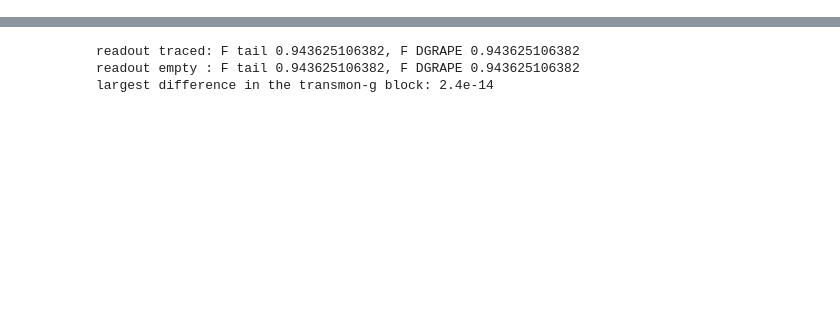
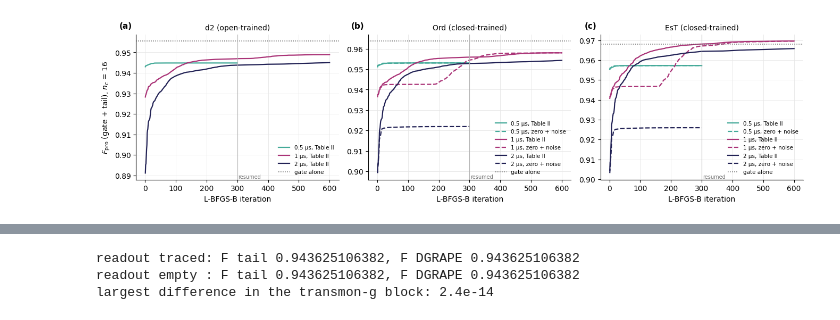
Before and after one commit to curiousCATla/Qubit-Drive-GRAPE, a Jupyter notebook: FWM_tails.ipynb, the cells around one changed output, grey strips where cells are left out. Saved outputs shown, nothing was run; the diff lists cells and outputs as text; code cells hidden in the pictures; blank space fills up the shorter version.

```diff
--- a/FWM_tails.ipynb
+++ b/FWM_tails.ipynb
@@ -519,0 +913,17 @@ smaller versions of all of them.
+# %%
+chain = ft.eta_chain(N_tail)
+start_rows = []
+for name, eta in lib.items():
+    eta_c = fwm.beta_from_real(chain.to_physical(ft.eta_preimage(eta)))     # as the optimizer will see it
+    r = ft.score(eta_c, n_c=N_C)
+    start_rows.append({"start": name, "F_pro": r["F_pro"], "change vs gate alone": r["F_pro"] - F_DISS,
+                 "F (readout empty)": r["F_empty"], "⟨n_r⟩ at end": r["n_r_end"], "P_f at end": r["P_f_end"],
+                 "max |eta_1|": r["max_eta_1"], "max |eta_2|": r["max_eta_2"]})
+display(pd.DataFrame(start_rows).style.hide(axis="index")
+        .format({"F_pro": "{:.5f}", "change vs gate alone": "{:+.2%}", "F (readout empty)": "{:.5f}",
+                 "⟨n_r⟩ at end": "{:.1e}", "P_f at end": "{:.1e}", "max |eta_1|": "{:.3f}", "max |eta_2|": "{:.3f}"})
+        .set_caption(f"Table 9. Candidate training starts, {ft.TAIL_US:g} μs tail after d2"))
+F_t2_raw = base.query("case == 'gate + Table II teeth' and tail_us == @ft.TAIL_US")["F_pro"].item()
+F_t2_chain = next(r["F_pro"] for r in start_rows if r["start"] == "tableII")
+print(f"Table II teeth, {ft.TAIL_US:g} μs: raw (Table 8) {F_t2_raw:.5f}, through the band and ramp (Table 9) "
+      f"{F_t2_chain:.5f} ({F_t2_chain - F_t2_raw:+.4f})")
@@ -519,0 +1118,25 @@ smaller versions of all of them.
+# %%
+fig, axes = plt.subplots(1, 3, figsize=(13.5, 3.7), sharey=False)
+for ax, g in zip(axes, TAIL_GATES):
+    for (gg, T, s), r in RUNS.items():
+        if gg != g:
+            continue
+        h = r["info"]["history"]
+        ax.plot([e["it"] for e in h], [e["F_pro"] for e in h], color=T_COL[T],
+                ls="-" if s == "t2" else "--", lw=1.6, label=f"{T:g} μs, {STARTS[s]}")
+    ax.axhline(F_ALONE[g], color="0.35", ls=":", lw=1.1, label="gate alone")
+    if any(r["resumed"] for (gg, _, _), r in RUNS.items() if gg == g):
+        ax.axvline(300, color="0.7", lw=0.8)
+        ax.text(303, ax.get_ylim()[0], "resumed", fontsize=7, color="0.45", va="bottom")
+    ax.set_title(GATE_LONG[g], fontsize=10)
+    ax.set_xlabel("L-BFGS-B iteration")
+    tidy(ax)
+axes[0].set_ylabel(r"$F_{\rm pro}$ (gate + tail), $n_c$ = 16")
+for ax, k in zip(axes, "abc"):
+    ax.legend(fontsize=7.5, frameon=False, loc="lower right")
+    panel(ax, k)
+fig.tight_layout()
+fig.savefig("figures/fwm_tails_training.png", dpi=150)
+plt.show()
+# %% [output]
+[figure, added]
```
Also changed, not shown: parts of 125 cells of this notebook, 41 other files.
